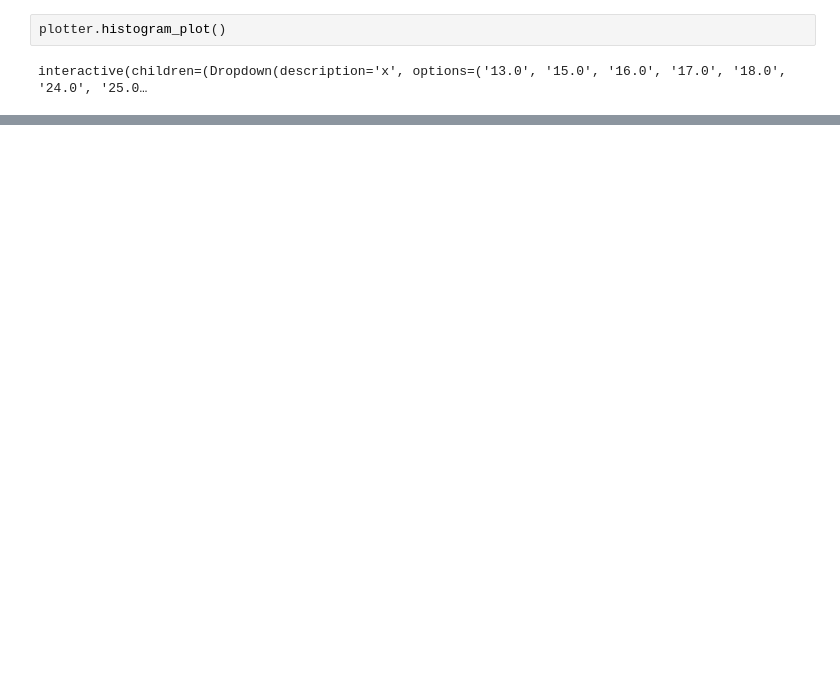
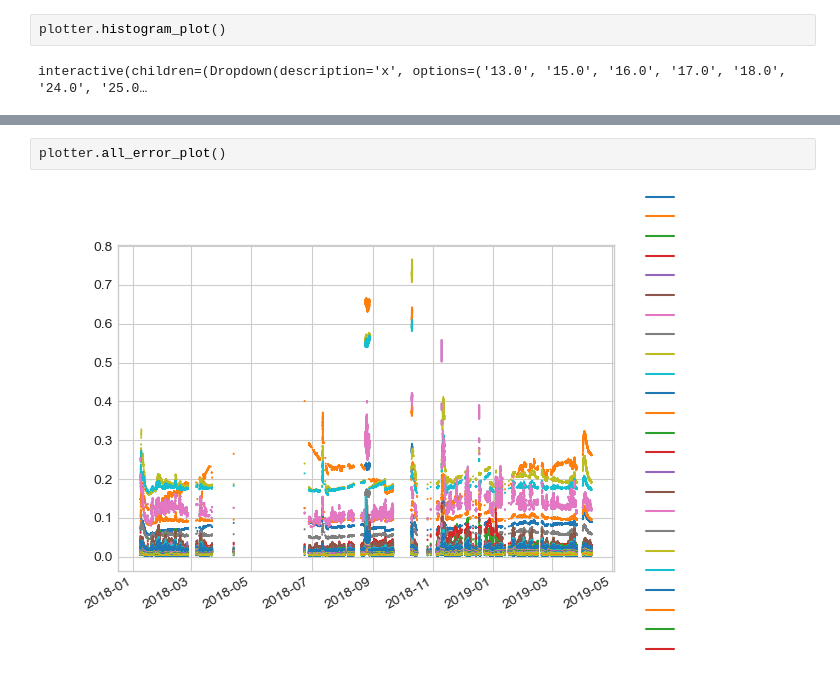
Before and after one commit to daniel-trejobanos/aurora, a Jupyter notebook: notebooks/Krakow_visualization.ipynb, the cells around one changed output, grey strips where cells are left out. Cells and saved outputs as stored; diff of their text form; blank space fills up the shorter version.

```diff
--- a/notebooks/Krakow_visualization.ipynb
+++ b/notebooks/Krakow_visualization.ipynb
@@ -55,0 +69,4 @@ plotter.all_plot()
+# %%
+plotter.all_error_plot()
+# %% [output]
+[figure, added]
```
Also changed, not shown: parts of 8 cells of this notebook.
